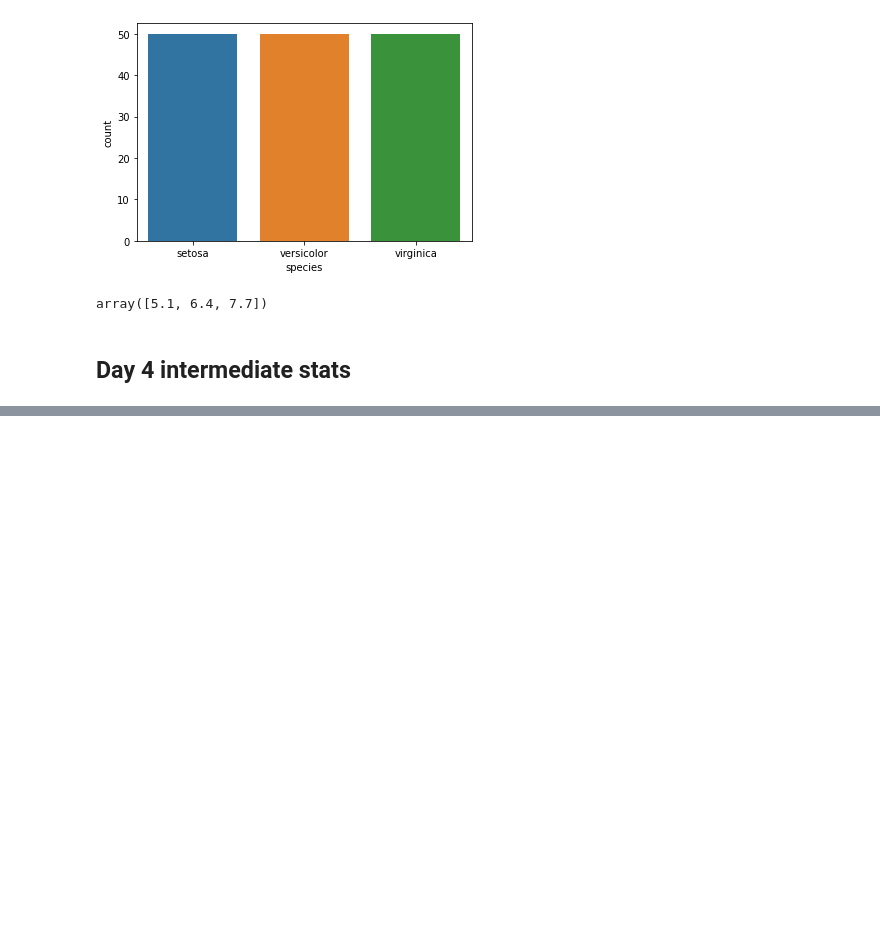
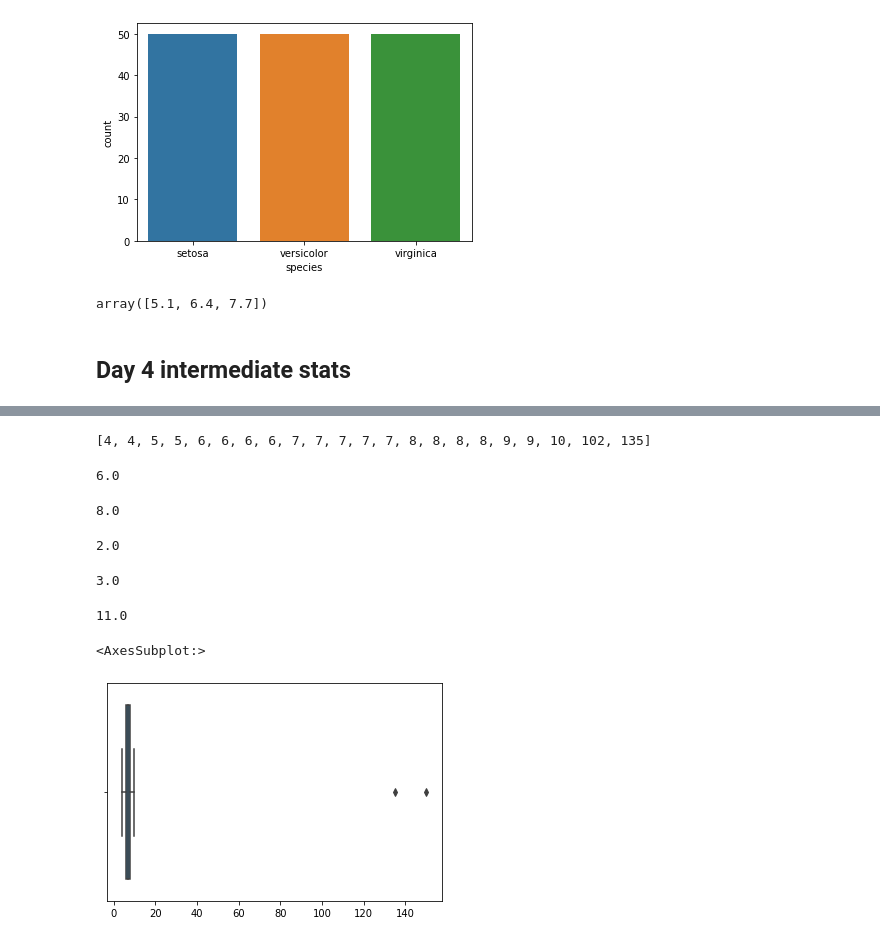
Before and after one commit to abagla18/ineuron_MLDL, a Jupyter notebook: statistics/3_live_intermediate_stats.ipynb, the cells around one changed output, grey strips where cells are left out. Saved outputs shown, nothing was run; the diff lists cells and outputs as text; code cells hidden in the pictures; blank space fills up the shorter version.

```diff
--- a/statistics/3_live_intermediate_stats.ipynb
+++ b/statistics/3_live_intermediate_stats.ipynb
@@ -80,0 +123,30 @@ a=[28, 122, 217, 130, 120, 86, 80, 90, 140, 120, 70, 40, 145, 113, 90, 68, 174,
+# %%
+x=sorted(x)
+x
+# %% [output]
+[4, 4, 5, 5, 6, 6, 6, 6, 7, 7, 7, 7, 7, 8, 8, 8, 8, 9, 9, 10, 102, 135]
+# %%
+q1,q3=np.percentile(x,[25,75])
+q1
+q3
+iqr=q3-q1
+iqr
+# %% [output]
+6.0
+8.0
+2.0
+# %%
+#lower fence and higher fence
+
+lower_fence=q1-(1.5*iqr)
+lower_fence
+upper_fence=q3+(1.5*iqr)
+upper_fence
+# %% [output]
+3.0
+11.0
+# %%
+sns.boxplot(x)
+# %% [output]
+<AxesSubplot:>
+[figure, added]
```
Also changed, not shown: parts of 4 cells of this notebook.
